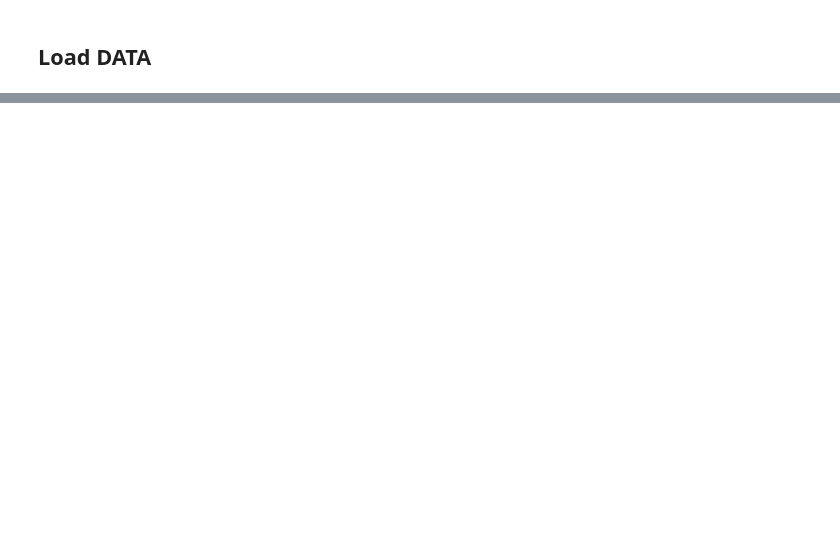
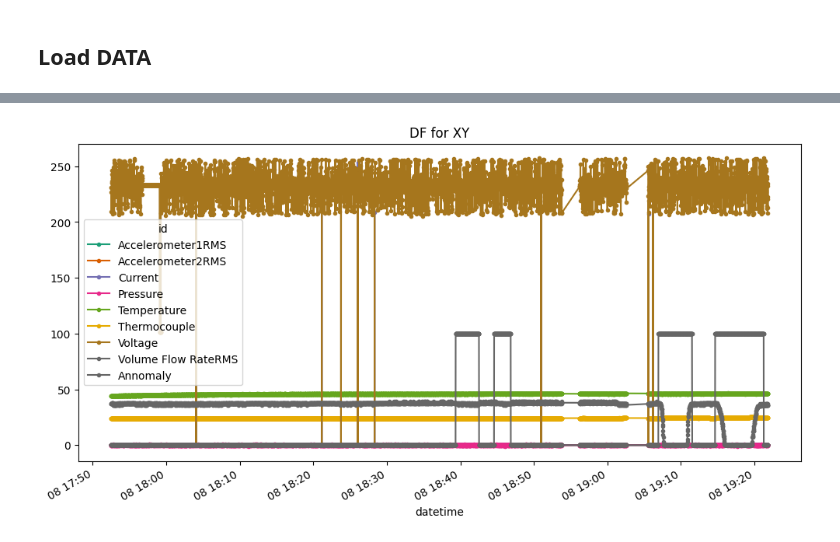
Before and after one commit to vlsu-labs/moad-works, a Jupyter notebook: lb5/main.ipynb, the cells around one changed output, grey strips where cells are left out. Saved outputs shown, nothing was run; the diff lists cells and outputs as text; code cells hidden in the pictures; blank space fills up the shorter version.

```diff
--- a/lb5/main.ipynb
+++ b/lb5/main.ipynb
@@ -30,0 +58,43 @@ Name: id, Length: 51240, dtype: object
+# %%
+from sklearn.preprocessing import StandardScaler
+
+def make_scaler(df):
+    df = df.copy()
+    # print(df)
+    features = df[FEATURES]
+
+    # features.plot(figsize=(12,6), marker='o', markersize=3, cmap='Dark2')
+    scaler = StandardScaler()
+    scaler.fit(features)
+
+    return scaler
+
+def prepare_x_y(
+        df,
+        start_point = None,
+        end_point = None,
+):
+    df = df.copy()
+
+    scaler = make_scaler(df)
+
+    if start_point is not None or end_point is not None:
+        if start_point is not None and end_point is not None:
+            df = df[start_point:end_point]
+        elif start_point is not None:
+            df = df[start_point:]
+        elif end_point is not None:
+            df = df [:end_point]
+
+    features_df = df[FEATURES].copy()
+    df.plot(figsize=(12,6), marker='o', markersize=3, cmap='plasma', title='DF for XY')
+
+    features = scaler.transform(features_df)
+    y = df[TARGET]
+
+    return features, y
+
+
+_ = prepare_x_y(load_df)
+# %% [output]
+[figure, added]
```
Also changed, not shown: parts of 7 cells of this notebook, 1 other file.
